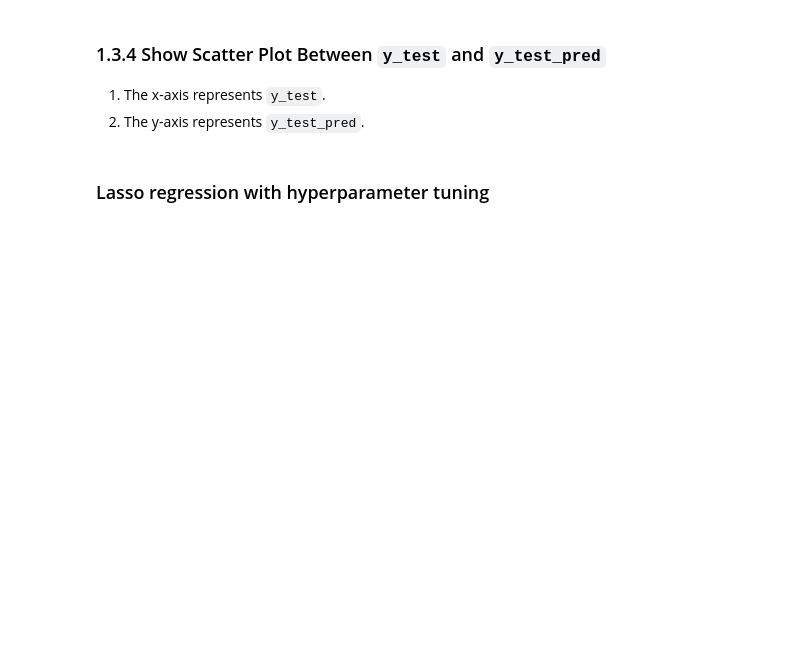
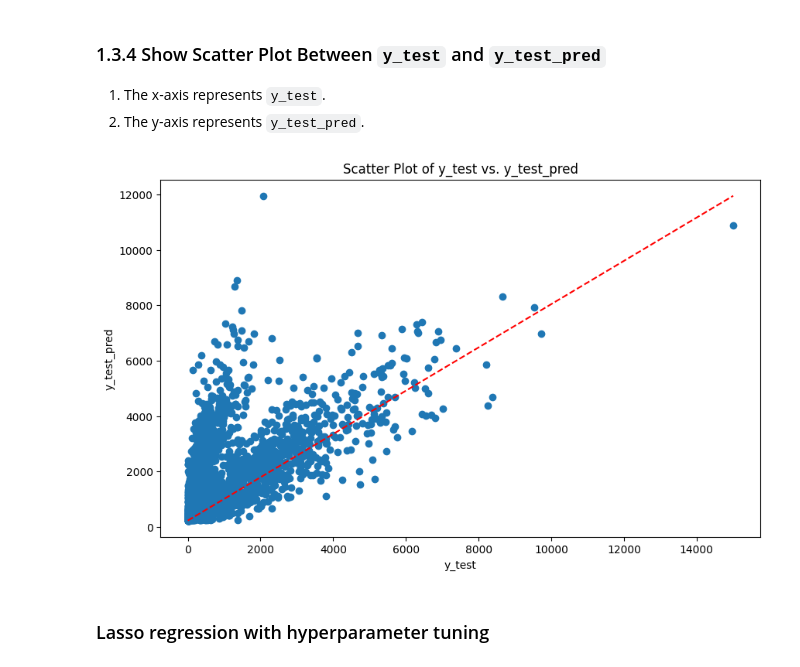
Before and after one commit to ubinix-warun/mad-bootcamp-2024, a Jupyter notebook: colab/GROUP11_MAD_lab_module1.ipynb, the cells around one changed output. Drawn from its saved outputs; the diff is of its cells as text; code cells hidden in the pictures; blank space fills up the shorter version.

```diff
--- a/colab/GROUP11_MAD_lab_module1.ipynb
+++ b/colab/GROUP11_MAD_lab_module1.ipynb
@@ -260,8 +266,18 @@ def gen_feat_average_latlong(feat_dt, txn):
   txn['tmp_date'] = pd.to_datetime(txn['tmp_date'])
   txn['day_diff'] = (txn['tmp_date']-txn['date']).dt.days
 
+  if 'Long' not in txn.columns or 'Lat' not in txn.columns:
+    raise KeyError(f"Expected columns 'Lat' and 'Long' not found. Available columns: {txn.columns}")
+
   #### YOUR CODE IS HERE ####
+  # Check for typos and correct the column names.
+  # If the column names have changed, replace 'latitude' and 'longitude' with the actual names.
+  feat_average_latlong = txn[txn['day_diff'].between(0, 28)].groupby('credit_card').agg(
+      avg_long = ('Long', remove_and_mean),
+      avg_lat = ('Lat', remove_and_mean),
+  ).reset_index()
 
+  feat_average_latlong['feat_dt'] = feat_dt
   ###########################
 
   return feat_average_latlong
@@ -329,3 +339,11 @@ def prep_train_val_test(df_final):
+# %%
+def prep_train_val_test(df_final):
+  #### YOUR CODE IS HERE ####
+  df_train = df_final[(df_final['feat_dt'] >= date(2015, 8, 31)) & (df_final['feat_dt'] <= date(2015, 9, 28))]
+  df_val = df_final[df_final['feat_dt'].isin([date(2015, 10, 7), date(2015, 10, 14)])]
+  df_test = df_final[df_final['feat_dt'].isin([date(2015, 10, 21), date(2015, 10, 28)])]
+  ###########################
+  return df_train, df_val, df_test
 # %%
 df_train,df_val, df_test = prep_train_val_test(df_final)
 # %% [markdown]
@@ -344,7 +362,10 @@ df_train,df_val, df_test = prep_train_val_test(df_final)
 def prep_X_y(df):
 
   #### YOUR CODE IS HERE ####
-
+  X = df[['sum_amt_l1w', 'sum_amt_l2w', 'sum_amt_l4w',
+            'count_txn_l1w', 'count_txn_l2w', 'count_txn_l4w',
+            'pct_usage', 'avg_long', 'avg_lat']].fillna(0)
+  y = df['sum_amt_label']
 
   ###########################
 
@@ -370,8 +391,8 @@ X_test,y_test = prep_X_y(df_test)
 def create_lasso_model(X, y, alpha):
 
   #### YOUR CODE IS HERE ####
-
-
+  lasso = Lasso(alpha=alpha)
+  lasso.fit(X, y)
   ###########################
 
   return lasso
@@ -399,12 +424,17 @@ print(f"Mean Absolute Error: {mae_lasso}")
 2. The y-axis represents `y_test_pred`.
 # %%
 #### YOUR CODE IS HERE ####
-
-
+plt.figure(figsize=(10, 6))
+plt.scatter(y_test, y_test_pred)
+plt.title('Scatter Plot of y_test vs. y_test_pred')
+plt.xlabel('y_test')
+plt.ylabel('y_test_pred')
 ###########################
 
 plt.plot([min(y_test), max(y_test)], [min(y_test_pred), max(y_test_pred)], linestyle='--', color='red')
 plt.show()
+# %% [output]
+[figure, added]
 # %% [markdown]
 ### Lasso regression with hyperparameter tuning
 # %%
```
Also changed, not shown: parts of 17 cells of this notebook.
